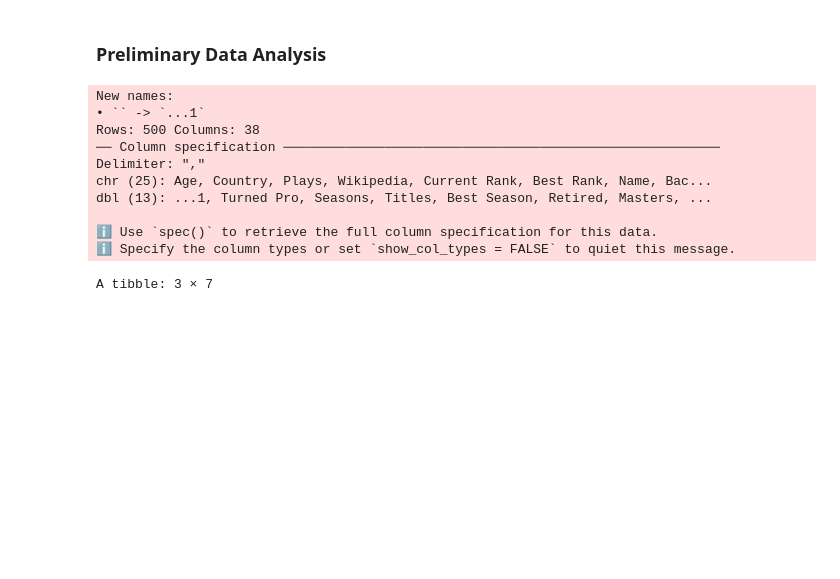
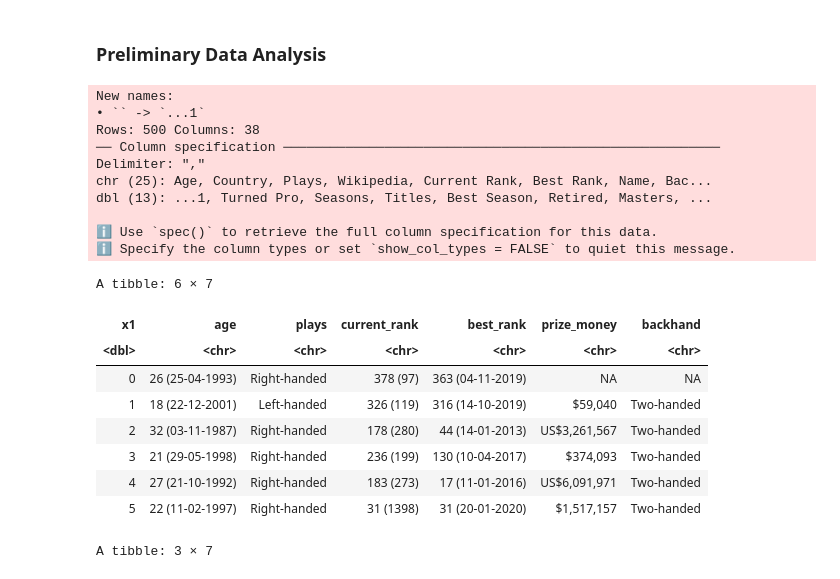
Before and after one commit to aejessen/DSCI100_project, a Jupyter notebook: project.ipynb, the cells around one changed output. Cells and saved outputs as stored; diff of their text form; code cells hidden in the pictures; blank space fills up the shorter version.

Commit message:
Preliminary data analysis changes
Added some more comments and added some more data wrangling

```diff
--- a/project.ipynb
+++ b/project.ipynb
@@ -28,21 +46,38 @@ library(janitor)
 # %% [markdown]
 ### Preliminary Data Analysis
 # %%
-download.file("https://drive.google.com/uc?export=download&id=1_MECmUXZuuILYeEOfonSGqodW6qVdhsS","player_stats.csv")
+# Download the tennis data file from the web into a local .csv file, then tidy the data specific for our analysis
+
+# Make sure this "#" below is removed before submission  !!!!!   (leave for testing for now)
+#download.file("https://drive.google.com/uc?export=download&id=1_MECmUXZuuILYeEOfonSGqodW6qVdhsS","player_stats.csv")
 tennis_data <- read_csv("player_stats.csv")
-tennis_data_tidy <- tennis_data |> select(-Wikipedia)|> clean_names()
-#tennis_data_tidy
+tennis_data_tidy <- tennis_data |>
+    select(-Wikipedia) |>
+    clean_names() |>
+    select(x1, age, plays, current_rank, best_rank, prize_money, backhand)
+
+head(tennis_data_tidy)
+#tail(tennis_data_tidy)
 # %% [output]
 New names:
 • `` -> `...1`
 Rows: 500 Columns: 38
 ── Column specification ────────────────────────────────────────────────────────
 Delimiter: ","
 chr (25): Age, Country, Plays, Wikipedia, Current Rank, Best Rank, Name, Bac...
 dbl (13): ...1, Turned Pro, Seasons, Titles, Best Season, Retired, Masters, ...
 
 ℹ Use `spec()` to retrieve the full column specification for this data.
 ℹ Specify the column types or set `show_col_types = FALSE` to quiet this message.
+A tibble: 6 × 7
+| x1 | age | plays | current_rank | best_rank | prize_money | backhand |
+| <dbl> | <chr> | <chr> | <chr> | <chr> | <chr> | <chr> |
+| 0 | 26 (25-04-1993) | Right-handed | 378 (97) | 363 (04-11-2019) | NA | NA |
+| 1 | 18 (22-12-2001) | Left-handed | 326 (119) | 316 (14-10-2019) | $59,040 | Two-handed |
+| 2 | 32 (03-11-1987) | Right-handed | 178 (280) | 44 (14-01-2013) | US$3,261,567 | Two-handed |
+| 3 | 21 (29-05-1998) | Right-handed | 236 (199) | 130 (10-04-2017) | $374,093 | Two-handed |
+| 4 | 27 (21-10-1992) | Right-handed | 183 (273) | 17 (11-01-2016) | US$6,091,971 | Two-handed |
+| 5 | 22 (11-02-1997) | Right-handed | 31 (1398) | 31 (20-01-2020) | $1,517,157 | Two-handed |
 # %%
 training_data <- tennis_data_tidy |>
   select(age, backhand, seasons, current_rank, best_rank, prize_money)
```
Also changed, not shown: parts of 1 cell of this notebook.
